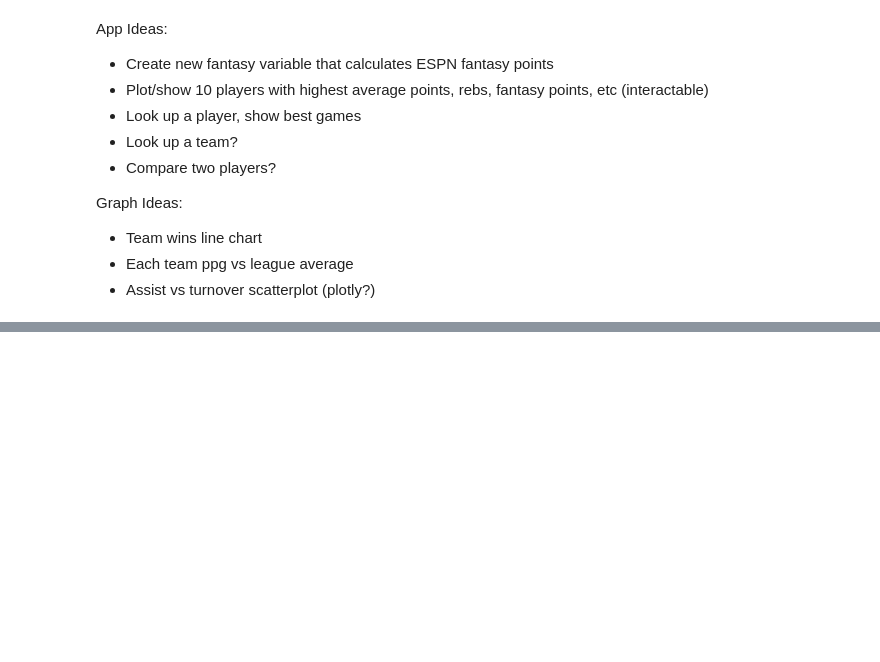
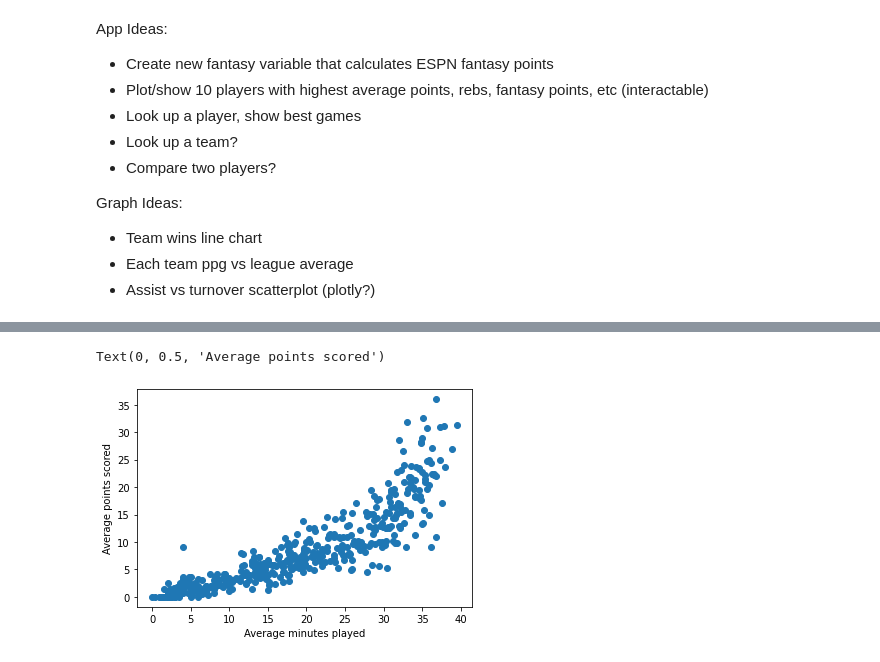
Before and after one commit to parkcherrington/NBA_Project, a Jupyter notebook: NBA_EDA.ipynb, the cells around one changed output, grey strips where cells are left out. Cells and saved outputs as stored; diff of their text form; code cells hidden in the pictures; blank space fills up the shorter version.

Commit message:
Points plots and shiny app

```diff
--- a/NBA_EDA.ipynb
+++ b/NBA_EDA.ipynb
@@ -57,2 +57,11 @@ Text(0.5, 0, 'Total Turnovers')
 # %%
 # Scatterplot for points vs. mins (maybe with a minimum minutes threshold)
+fig = plt.figure()
+ax = fig.add_subplot(111)
+# ax2 = fig.add_subplot()
+ax.scatter(means['MIN'], means['PTS'])
+plt.xlabel('Average minutes played')
+plt.ylabel('Average points scored')
+# %% [output]
+Text(0, 0.5, 'Average points scored')
+[figure, added]
```
Also changed, not shown: parts of 7 cells of this notebook, 1 other file.
